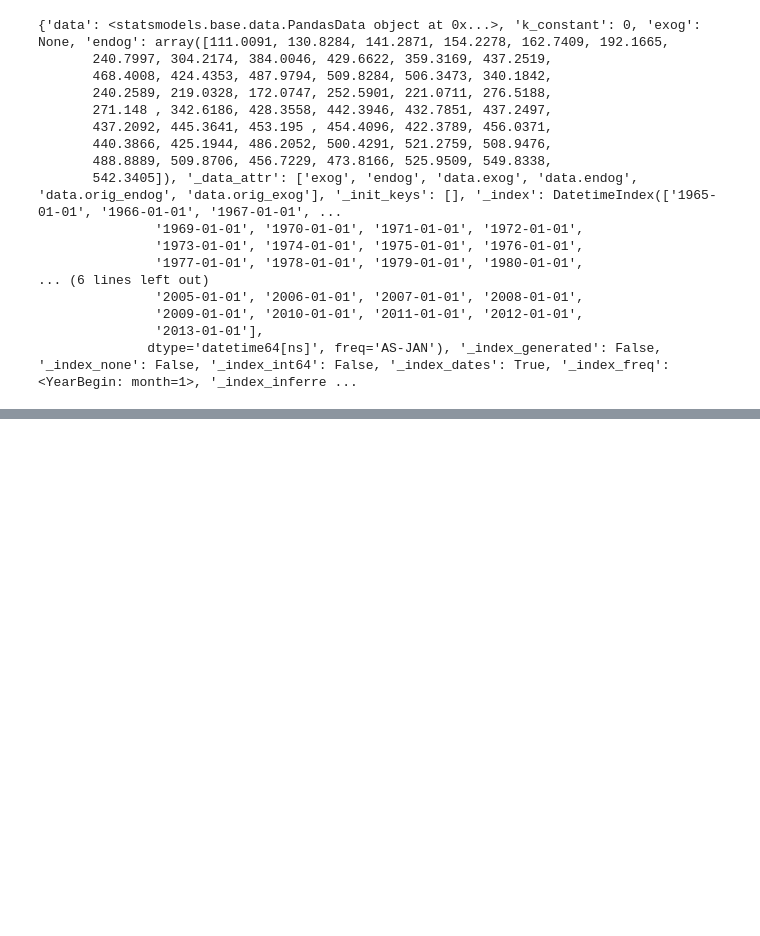
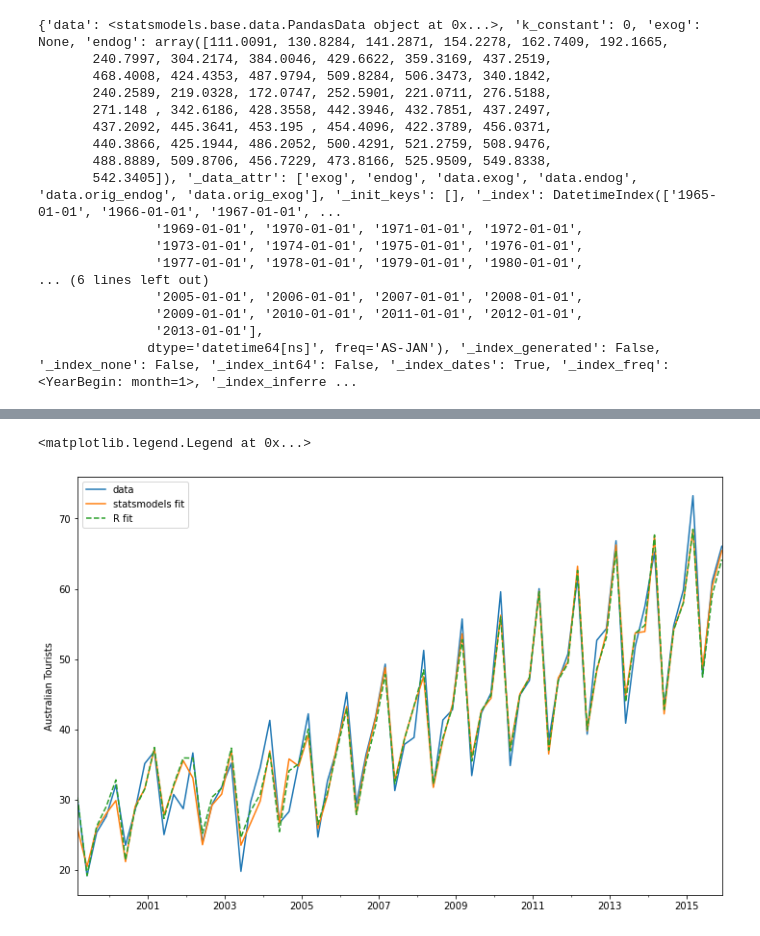
Before and after one commit to TNTran92/sktime, a Jupyter notebook: PR/ETS_model.ipynb, the cells around one changed output, grey strips where cells are left out. Saved outputs shown, nothing was run; the diff lists cells and outputs as text; code cells hidden in the pictures; blank space fills up the shorter version.

```diff
--- a/PR/ETS_model.ipynb
+++ b/PR/ETS_model.ipynb
@@ -141,0 +318,36 @@ print(dir(model))
+# %%
+# fit in statsmodels
+model = ETSModel(
+    austourists,
+    error="add",
+    trend="add",
+    seasonal="add",
+    damped_trend=True,
+    seasonal_periods=4,
+)
+fit = model.fit()
+
+# fit with R params
+params_R = [
+    0.35445427,
+    0.03200749,
+    0.39993387,
+    0.97999997,
+    24.01278357,
+    0.97770147,
+    1.76951063,
+    -0.50735902,
+    -6.61171798,
+    5.34956637,
+]
+fit_R = model.smooth(params_R)
+
+austourists.plot(label="data")
+plt.ylabel("Australian Tourists")
+
+fit.fittedvalues.plot(label="statsmodels fit")
+fit_R.fittedvalues.plot(label="R fit", linestyle="--")
+plt.legend()
+# %% [output]
+<matplotlib.legend.Legend at 0x...>
+[figure, added]
```
Also changed, not shown: parts of 19 cells of this notebook.
